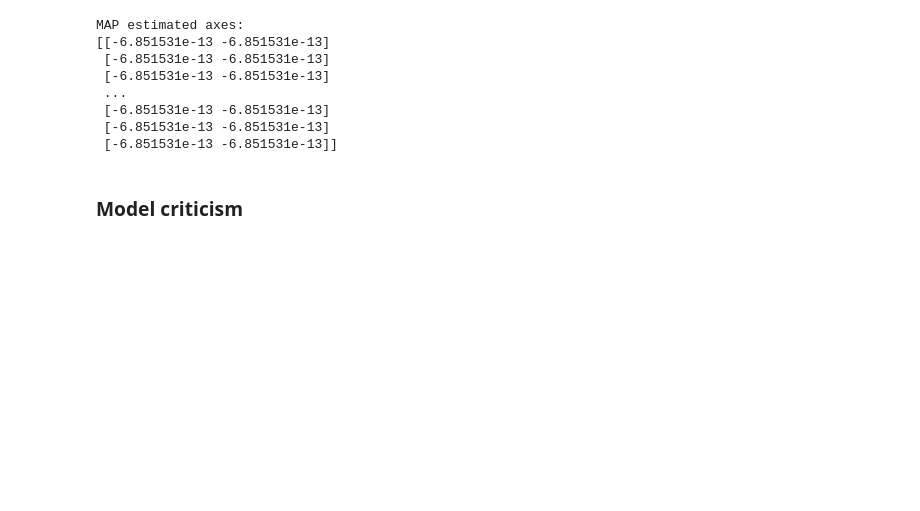
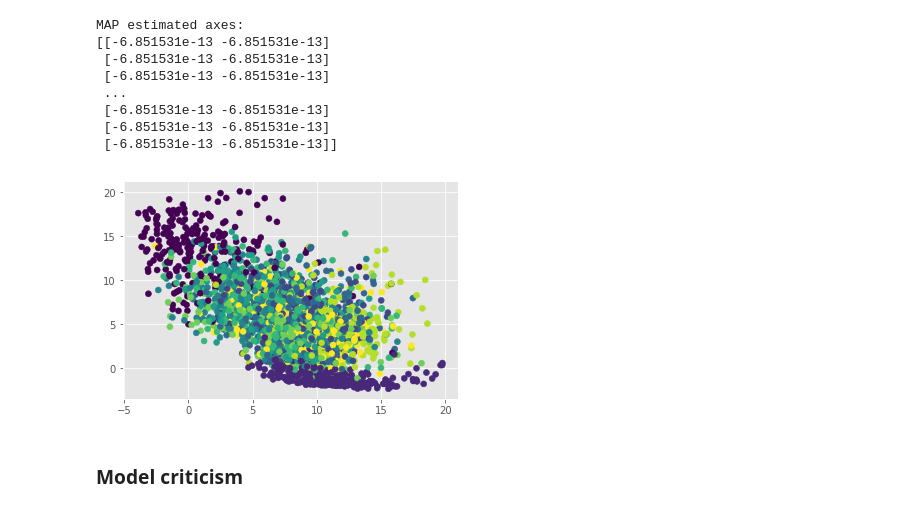
Before and after one commit to vu-minh/prob_dr, a Jupyter notebook: PPCA_MAP.ipynb, the cells around one changed output. Cells and saved outputs as stored; diff of their text form; code cells hidden in the pictures; blank space fills up the shorter version.

```diff
--- a/PPCA_MAP.ipynb
+++ b/PPCA_MAP.ipynb
@@ -202,6 +183,15 @@ MAP estimated axes:
  [-6.851531e-13 -6.851531e-13]
  [-6.851531e-13 -6.851531e-13]
  [-6.851531e-13 -6.851531e-13]]
+# %%
+plt.scatter(z_inferred_map[0, :], z_inferred_map[1, :], c=y_class)
+# for i in range(data_dim):
+#     vx, vy = w_inferred_map[i] / np.linalg.norm(w_inferred_map[i])
+#     print(vx, vy)
+#     plt.plot([0,vx], [0,vy])
+plt.show()
+# %% [output]
+[figure, added]
 # %% [markdown]
 ### Model criticism
 # %%
```
Also changed, not shown: parts of 10 cells of this notebook, 3 other files.
